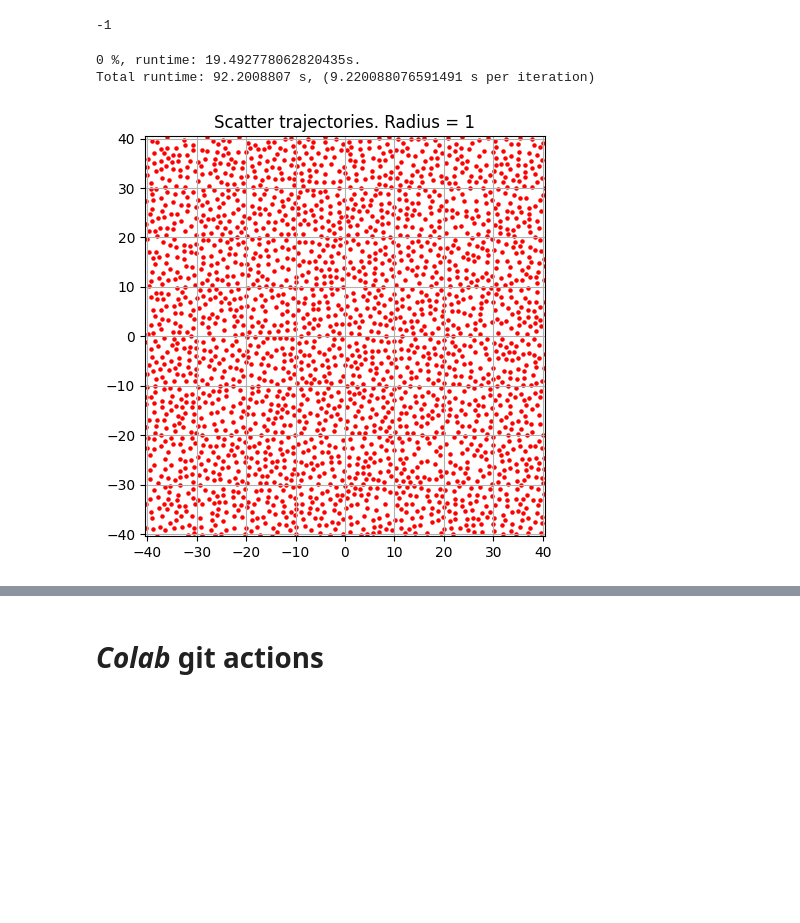
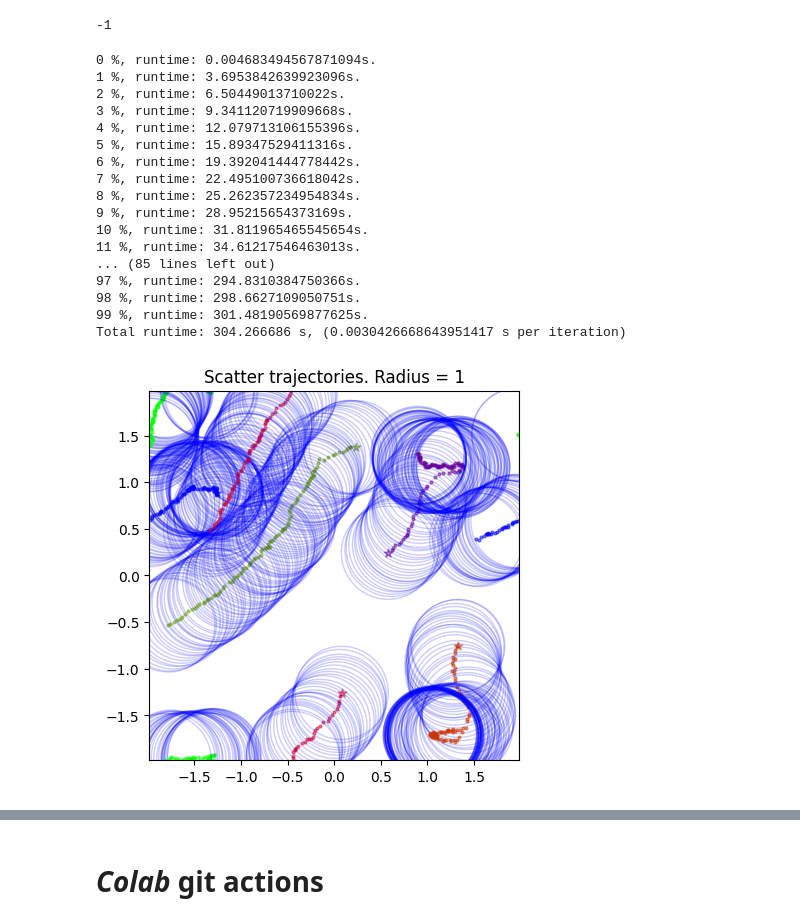
Before and after one commit to Phistian/exjobb, a Jupyter notebook: miguel/simulations/v_sim.ipynb, the cells around one changed output, grey strips where cells are left out. Saved outputs shown, nothing was run; the diff lists cells and outputs as text; code cells hidden in the pictures; blank space fills up the shorter version.

```diff
--- a/miguel/simulations/v_sim.ipynb
+++ b/miguel/simulations/v_sim.ipynb
@@ -56,15 +56,15 @@ import re
 ##PARAMETERS
 rho = 0.3  # total particle area to box_area ratio  ρ ∈ {0.1, 0.6}
 F_P = 3
-N = 2500  # for its= 1e2, sample_its = 100: 50 11, 100 46
-its = 10  # 1e5
-sample_its = 10
-n_resets = 10  # including first run
+N = 6  # for its= 1e2, sample_its = 100: 50 11, 100 46
+its = int(1e5)  # 1e5
+sample_its = 100
+n_resets = 0  # including first run
 interact_across_borders = True
 potential_type = 'tslj'
-plot = False
+plot = True
 plot_last_frame = True
-save = True
+save = False
 rho_area = True
 profile = False
 plot_chosen_frame = False
@@ -478,33 +478,48 @@ def run(c, o):
         fig_to_window_fraction = 0.8
         ax = plt.axes([0.1, 0.1, fig_to_window_fraction, fig_to_window_fraction], xlim=(-x_len / 2, x_len / 2), ylim=(-y_len / 2, y_len / 2))
         box_len_ratio = x_len/box_len
         radius_to_box_len = length_scale/box_len
         radius_to_image = box_len_ratio * radius_to_box_len
         points_per_inch = 72
         points_whole_axis = fs * fig_to_window_fraction * points_per_inch # fs is in inches, s in points
         points_radius = radius_to_image * points_whole_axis
 
         for i in range(N):
 
 
             plt.scatter(np.asnumpy(centroids_x[i + (sample_its-1) * N]), np.asnumpy(centroids_y[i + (sample_its-1) * N]), color=[1,0,0], s=5)#int(points_radius**2))
 
         ax.set_aspect('equal', adjustable='box')
 
 
         plt.title("Scatter trajectories. Radius = " + str(length_scale))
         plt.grid()
         plt.show()
 
     return c, o, data_dict
 
 
 
 if profile:
   cProfile.run('run(coordinates, orientations)', sort='cumtime')
 else:
   coord, orie, data_d = run(coordinates, orientations)
 # %% [output]
-0 %, runtime: 19.492778062820435s.
-Total runtime: 92.2008807 s, (9.220088076591491 s per iteration)
+0 %, runtime: 0.004683494567871094s.
+1 %, runtime: 3.6953842639923096s.
+2 %, runtime: 6.50449013710022s.
+3 %, runtime: 9.341120719909668s.
+4 %, runtime: 12.079713106155396s.
+5 %, runtime: 15.89347529411316s.
+6 %, runtime: 19.392041444778442s.
+7 %, runtime: 22.495100736618042s.
+8 %, runtime: 25.262357234954834s.
+9 %, runtime: 28.95215654373169s.
+10 %, runtime: 31.811965465545654s.
+11 %, runtime: 34.61217546463013s.
+... (85 lines left out)
+97 %, runtime: 294.8310384750366s.
+98 %, runtime: 298.6627109050751s.
+99 %, runtime: 301.48190569877625s.
+Total runtime: 304.266686 s, (0.0030426668643951417 s per iteration)
-[figure, old version]
+[figure, new version]
```
Also changed, not shown: parts of 3 cells of this notebook.
